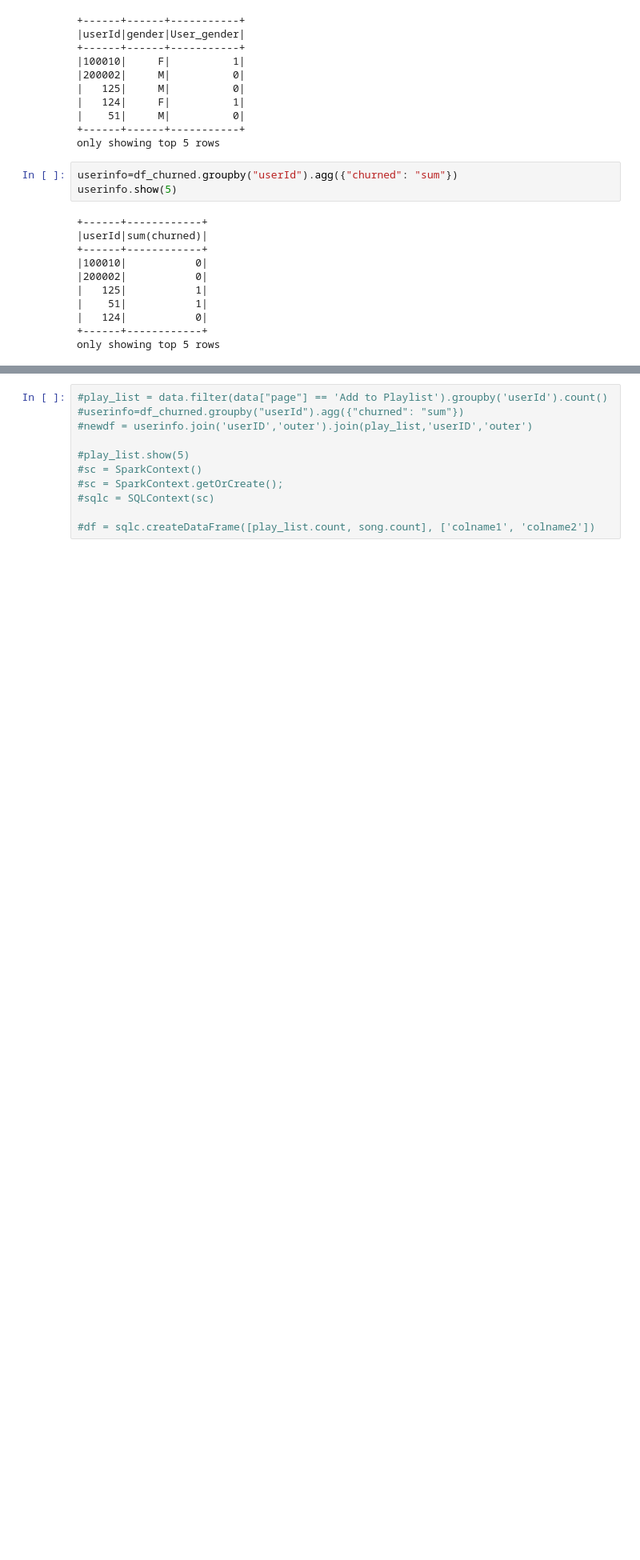
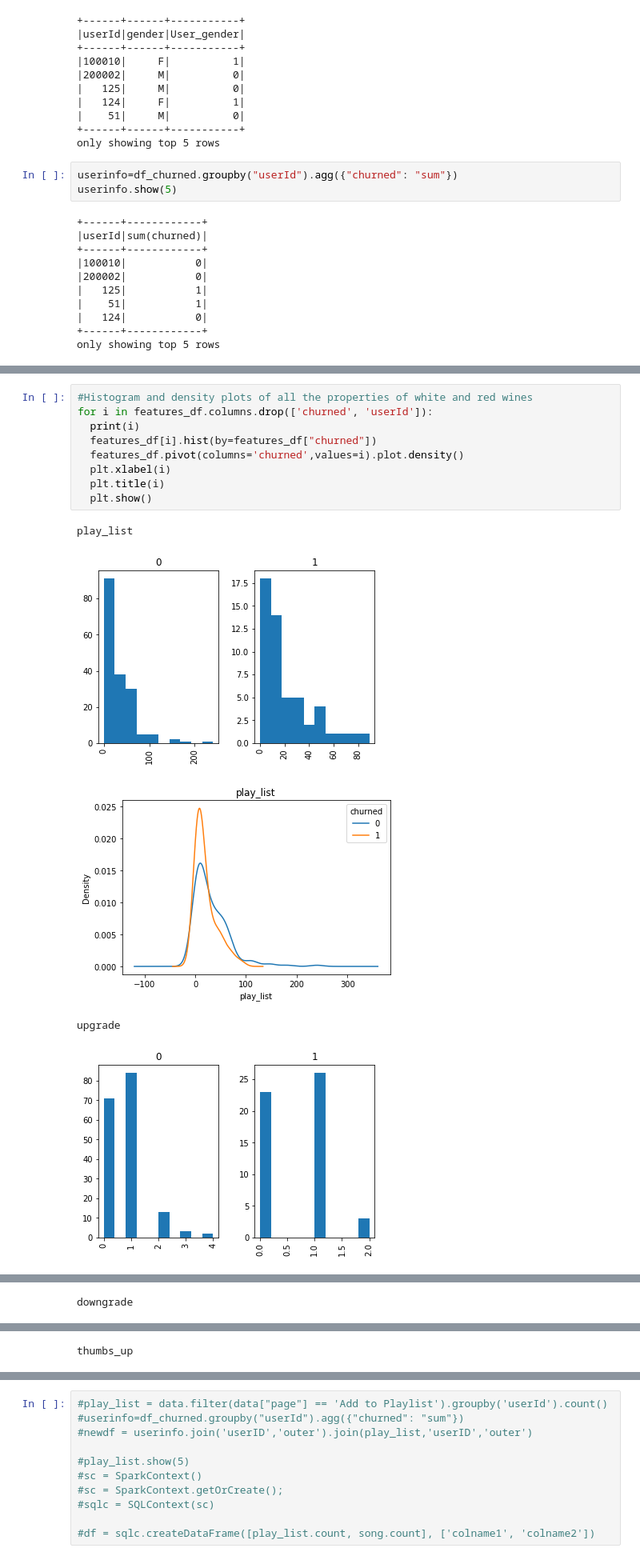
Before and after one commit to chaomacau/Sparkify, a Jupyter notebook: Sparkify.ipynb, the cells around one changed output, grey strips where cells are left out. Shown: that part at 80% size. Drawn from its saved outputs; the diff is of its cells as text; blank space fills up the shorter version.

```diff
--- a/Sparkify.ipynb
+++ b/Sparkify.ipynb
@@ -582,0 +606,15 @@ hist = features_df.hist()
+# %%
+#Histogram and density plots of all the properties of white and red wines
+for i in features_df.columns.drop(['churned', 'userId']):
+  print(i)
+  features_df[i].hist(by=features_df["churned"])
+  features_df.pivot(columns='churned',values=i).plot.density()
+  plt.xlabel(i)
+  plt.title(i)
+  plt.show()
+# %% [output]
+play_list
+[figure, added]
+[figure, added]
+upgrade
+[figure, added]
@@ -582,0 +622 @@ hist = features_df.hist()
+downgrade
@@ -582,0 +625 @@ hist = features_df.hist()
+thumbs_up
```
Also changed, not shown: parts of 29 cells of this notebook.
